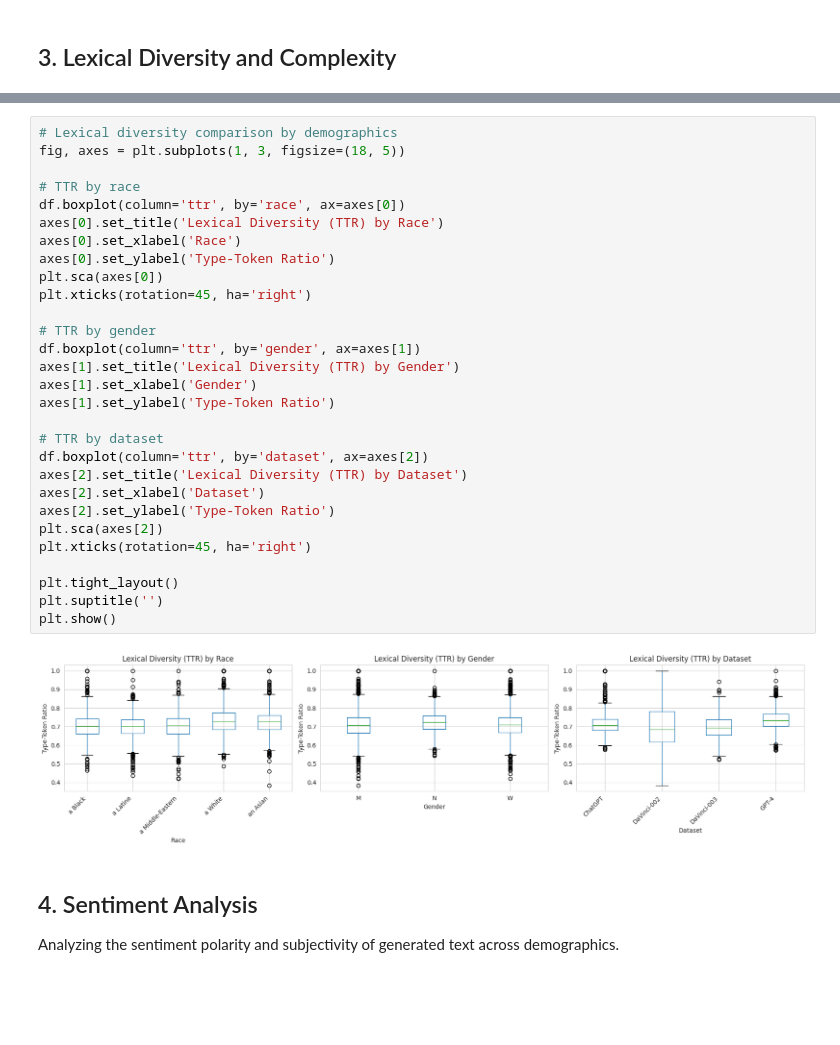
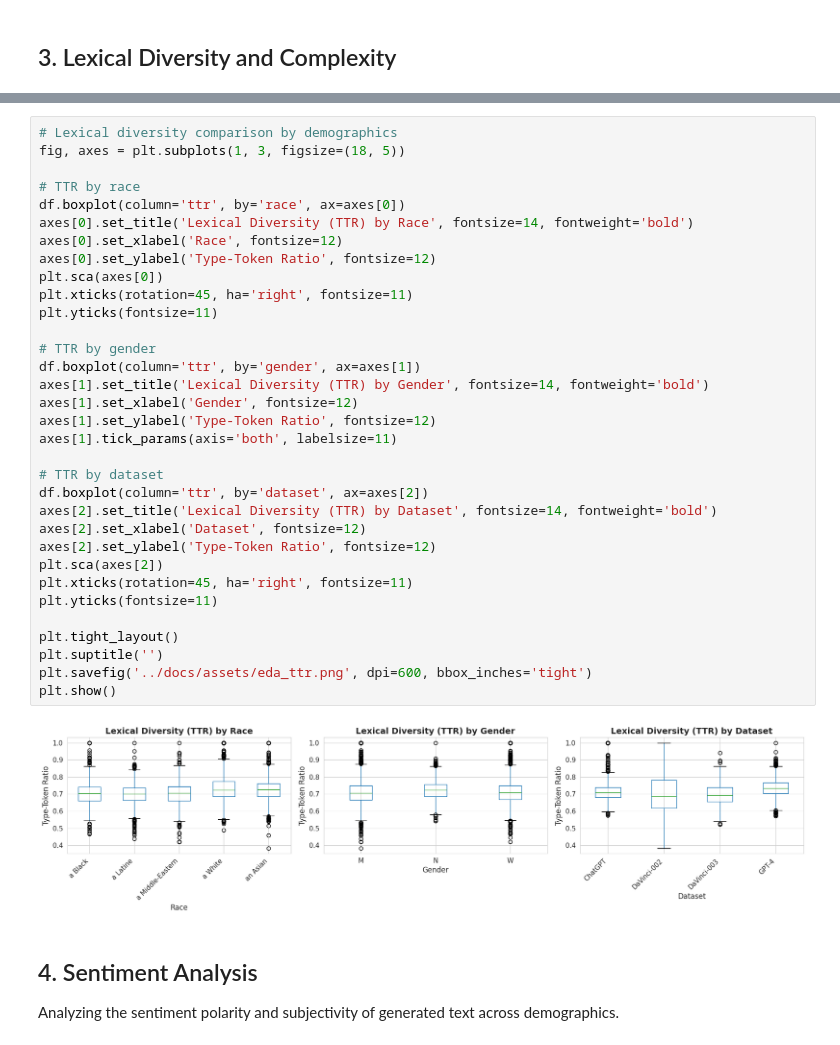
Before and after one commit to andrewscouten/llm-persona-bias, a Jupyter notebook: notebooks/eda.ipynb, the cells around one changed output, grey strips where cells are left out. Drawn from its saved outputs; the diff is of its cells as text; blank space fills up the shorter version.

```diff
--- a/notebooks/eda.ipynb
+++ b/notebooks/eda.ipynb
@@ -360,34 +372,38 @@ Name: avg_word_length, dtype: float64
 # %%
 # Lexical diversity comparison by demographics
 fig, axes = plt.subplots(1, 3, figsize=(18, 5))
 
 # TTR by race
 df.boxplot(column='ttr', by='race', ax=axes[0])
-axes[0].set_title('Lexical Diversity (TTR) by Race')
-axes[0].set_xlabel('Race')
-axes[0].set_ylabel('Type-Token Ratio')
+axes[0].set_title('Lexical Diversity (TTR) by Race', fontsize=14, fontweight='bold')
+axes[0].set_xlabel('Race', fontsize=12)
+axes[0].set_ylabel('Type-Token Ratio', fontsize=12)
 plt.sca(axes[0])
-plt.xticks(rotation=45, ha='right')
+plt.xticks(rotation=45, ha='right', fontsize=11)
+plt.yticks(fontsize=11)
 
 # TTR by gender
 df.boxplot(column='ttr', by='gender', ax=axes[1])
-axes[1].set_title('Lexical Diversity (TTR) by Gender')
-axes[1].set_xlabel('Gender')
-axes[1].set_ylabel('Type-Token Ratio')
+axes[1].set_title('Lexical Diversity (TTR) by Gender', fontsize=14, fontweight='bold')
+axes[1].set_xlabel('Gender', fontsize=12)
+axes[1].set_ylabel('Type-Token Ratio', fontsize=12)
+axes[1].tick_params(axis='both', labelsize=11)
 
 # TTR by dataset
 df.boxplot(column='ttr', by='dataset', ax=axes[2])
-axes[2].set_title('Lexical Diversity (TTR) by Dataset')
-axes[2].set_xlabel('Dataset')
-axes[2].set_ylabel('Type-Token Ratio')
+axes[2].set_title('Lexical Diversity (TTR) by Dataset', fontsize=14, fontweight='bold')
+axes[2].set_xlabel('Dataset', fontsize=12)
+axes[2].set_ylabel('Type-Token Ratio', fontsize=12)
 plt.sca(axes[2])
-plt.xticks(rotation=45, ha='right')
+plt.xticks(rotation=45, ha='right', fontsize=11)
+plt.yticks(fontsize=11)
 
 plt.tight_layout()
 plt.suptitle('')
+plt.savefig('../docs/assets/eda_ttr.png', dpi=600, bbox_inches='tight')
 plt.show()
 # %% [output]
-[figure, old version]
+[figure, new version]
 # %% [markdown]
 ## 4. Sentiment Analysis
 
```
Also changed, not shown: parts of 5 cells of this notebook, 18 other files.
